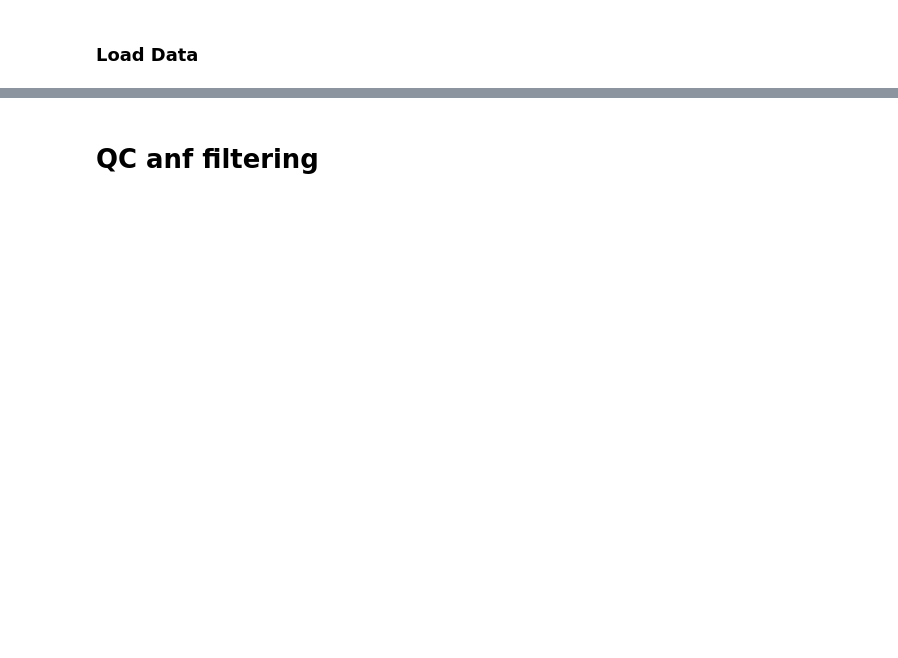
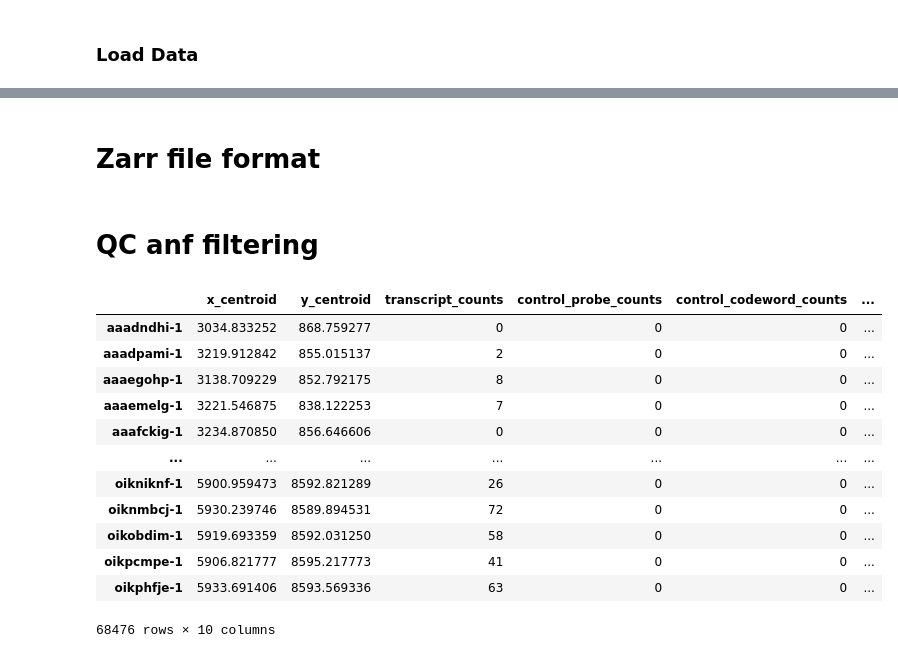
Before and after one commit to Sevcoviz/Keratoacanthoma_spatial_transcriptomics, a Jupyter notebook: notebooks/01_preprocesing.ipynb, the cells around one changed output, grey strips where cells are left out. Drawn from its saved outputs; the diff is of its cells as text; code cells hidden in the pictures; blank space fills up the shorter version.

```diff
--- a/notebooks/01_preprocesing.ipynb
+++ b/notebooks/01_preprocesing.ipynb
@@ -60,2 +77,4 @@ print(morph_img.shape)  # usually (channels, height, width) or (height, width, c
+# %% [markdown]
+# Zarr file format
 # %% [markdown]
 # QC anf filtering
@@ -81,0 +81,16 @@ adata.write("xenium_skin_processed.h5ad")
+# %%
+adata.obs
+# %% [output]
+|  | x_centroid | y_centroid | transcript_counts | control_probe_counts | control_codeword_counts | ... |
+| aaadndhi-1 | 3034.833252 | 868.759277 | 0 | 0 | 0 | ... |
+| aaadpami-1 | 3219.912842 | 855.015137 | 2 | 0 | 0 | ... |
+| aaaegohp-1 | 3138.709229 | 852.792175 | 8 | 0 | 0 | ... |
+| aaaemelg-1 | 3221.546875 | 838.122253 | 7 | 0 | 0 | ... |
+| aaafckig-1 | 3234.870850 | 856.646606 | 0 | 0 | 0 | ... |
+| ... | ... | ... | ... | ... | ... | ... |
+| oikniknf-1 | 5900.959473 | 8592.821289 | 26 | 0 | 0 | ... |
+| oiknmbcj-1 | 5930.239746 | 8589.894531 | 72 | 0 | 0 | ... |
+| oikobdim-1 | 5919.693359 | 8592.031250 | 58 | 0 | 0 | ... |
+| oikpcmpe-1 | 5906.821777 | 8595.217773 | 41 | 0 | 0 | ... |
+| oikphfje-1 | 5933.691406 | 8593.569336 | 63 | 0 | 0 | ... |
+68476 rows × 10 columns
```
Also changed, not shown: parts of 13 cells of this notebook, 10 other files.
